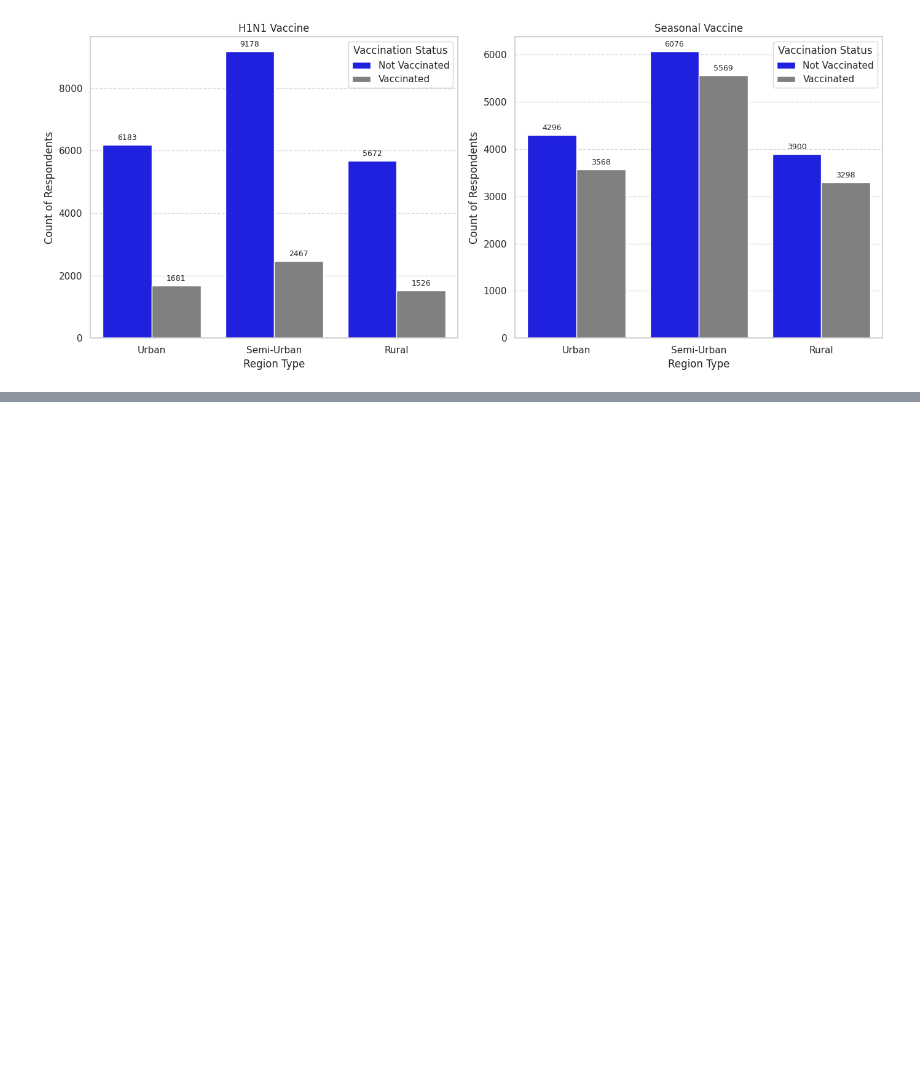
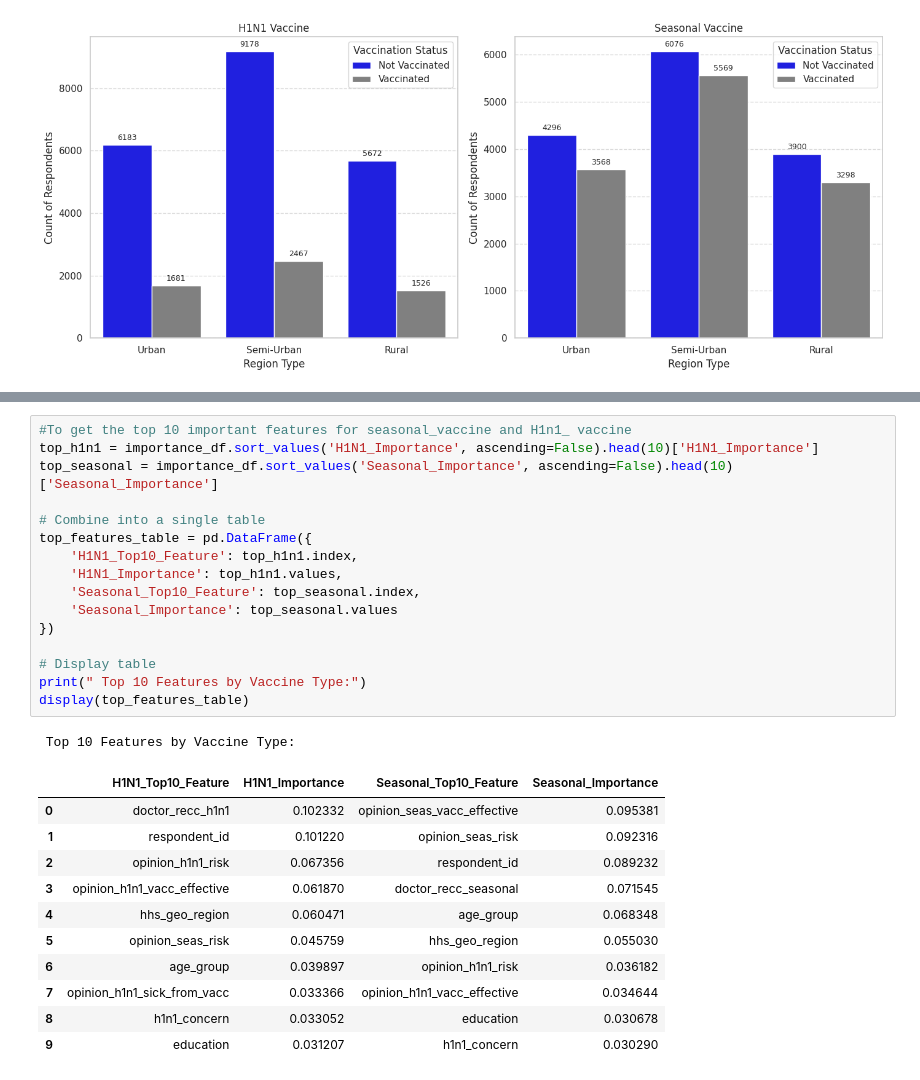
Before and after one commit to Mimikaymint/Team_Berlin, a Jupyter notebook: Team_Berlin_FLU_SHOT_.ipynb, the cells around one changed output, grey strips where cells are left out. Saved outputs shown, nothing was run; the diff lists cells and outputs as text; blank space fills up the shorter version.

```diff
--- a/Team_Berlin_FLU_SHOT_.ipynb
+++ b/Team_Berlin_FLU_SHOT_.ipynb
@@ -1171,0 +1322,29 @@ dtype: float64
+# %%
+#To get the top 10 important features for seasonal_vaccine and H1n1_ vaccine
+top_h1n1 = importance_df.sort_values('H1N1_Importance', ascending=False).head(10)['H1N1_Importance']
+top_seasonal = importance_df.sort_values('Seasonal_Importance', ascending=False).head(10)['Seasonal_Importance']
+
+# Combine into a single table
+top_features_table = pd.DataFrame({
+    'H1N1_Top10_Feature': top_h1n1.index,
+    'H1N1_Importance': top_h1n1.values,
+    'Seasonal_Top10_Feature': top_seasonal.index,
+    'Seasonal_Importance': top_seasonal.values
+})
+
+# Display table
+print(" Top 10 Features by Vaccine Type:")
+display(top_features_table)
+# %% [output]
+ Top 10 Features by Vaccine Type:
+|  | H1N1_Top10_Feature | H1N1_Importance | Seasonal_Top10_Feature | Seasonal_Importance |
+| 0 | doctor_recc_h1n1 | 0.102332 | opinion_seas_vacc_effective | 0.095381 |
+| 1 | respondent_id | 0.101220 | opinion_seas_risk | 0.092316 |
+| 2 | opinion_h1n1_risk | 0.067356 | respondent_id | 0.089232 |
+| 3 | opinion_h1n1_vacc_effective | 0.061870 | doctor_recc_seasonal | 0.071545 |
+| 4 | hhs_geo_region | 0.060471 | age_group | 0.068348 |
+| 5 | opinion_seas_risk | 0.045759 | hhs_geo_region | 0.055030 |
+| 6 | age_group | 0.039897 | opinion_h1n1_risk | 0.036182 |
+| 7 | opinion_h1n1_sick_from_vacc | 0.033366 | opinion_h1n1_vacc_effective | 0.034644 |
+| 8 | h1n1_concern | 0.033052 | education | 0.030678 |
+| 9 | education | 0.031207 | h1n1_concern | 0.030290 |
```
Also changed, not shown: parts of 6 cells of this notebook.
